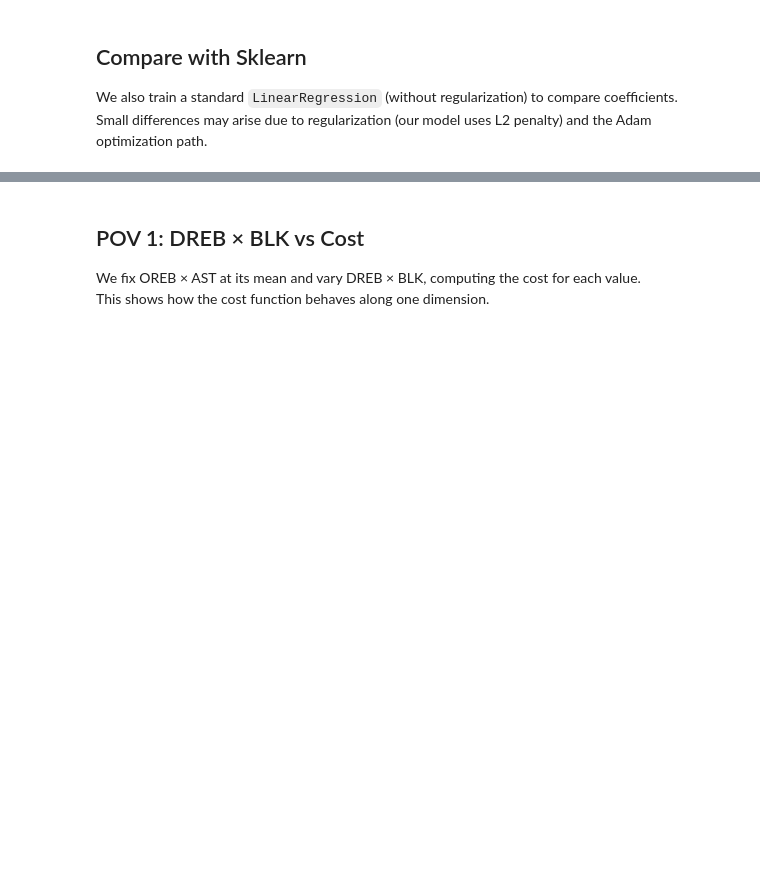
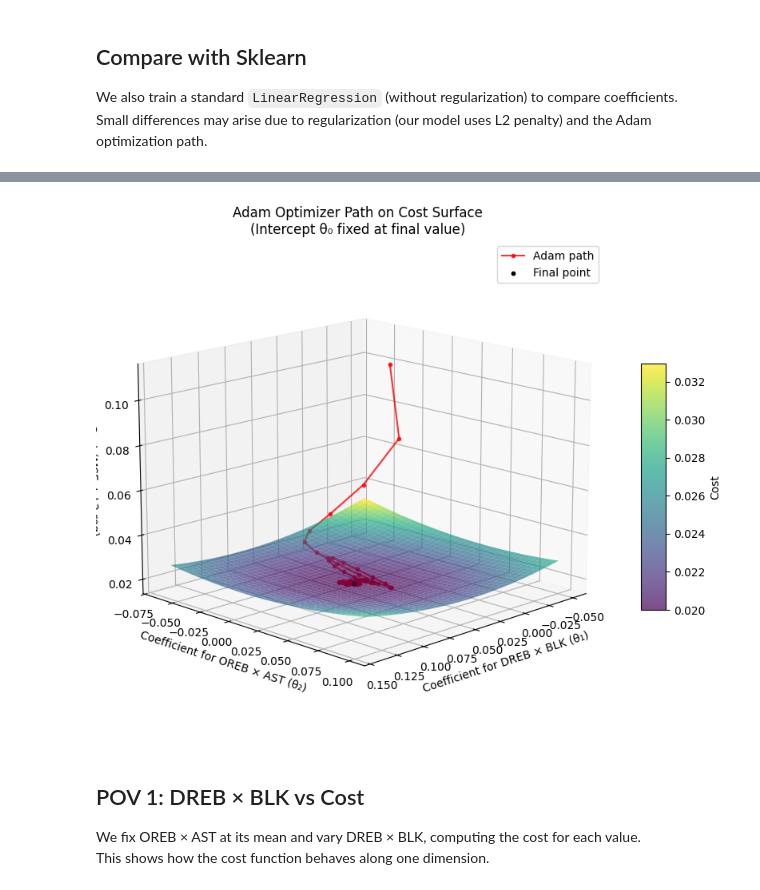
Before and after one commit to santiagopoblete/ACT2.3_ADAM_A01254609, a Jupyter notebook: ADAM_A01254609.ipynb, the cells around one changed output, grey strips where cells are left out. Drawn from its saved outputs; the diff is of its cells as text; code cells hidden in the pictures; blank space fills up the shorter version.

```diff
--- a/ADAM_A01254609.ipynb
+++ b/ADAM_A01254609.ipynb
@@ -284,3 +249,68 @@ def run_experiment(feature_set):
+# %%
+# --- New cell: 3D path visualization of Adam optimizer ---
+import numpy as np
+import matplotlib.pyplot as plt
+from mpl_toolkits.mplot3d import Axes3D
+
+# Extract final values
+theta_final = theta
+theta0_fixed = theta_final[0]  # fix intercept at learned value
+
+# Range for θ₁ and θ₂ based on their variation during training
+theta_history_arr = np.array(theta_history)
+theta1_min, theta1_max = theta_history_arr[:,1].min(), theta_history_arr[:,1].max()
+theta2_min, theta2_max = theta_history_arr[:,2].min(), theta_history_arr[:,2].max()
+
+# Add a small margin
+margin = 0.05
+theta1_vals = np.linspace(theta1_min - margin, theta1_max + margin, 40)
+theta2_vals = np.linspace(theta2_min - margin, theta2_max + margin, 40)
+T1, T2 = np.meshgrid(theta1_vals, theta2_vals)
+
+# Compute cost for each grid point (fix θ₀, vary θ₁, θ₂)
+Z = np.zeros_like(T1)
+for i in range(T1.shape[0]):
+    for j in range(T1.shape[1]):
+        theta_test = np.array([theta0_fixed, T1[i,j], T2[i,j]])
+        Z[i,j] = J(X_train, y_train, theta_test)
+
+# Create figure and 3D axes
+fig = plt.figure(figsize=(12, 8))
+ax = fig.add_subplot(111, projection='3d')
+
+# Plot the cost surface
+surf = ax.plot_surface(T1, T2, Z, cmap='viridis', alpha=0.7, edgecolor='none')
+
+# Extract the Adam path: θ₁, θ₂, and corresponding cost (from cost_history)
+theta_path = np.array(theta_history)          # shape (iter+1, 3)
+cost_path = np.array(cost_history)            # length iter
+# cost_history does not include initial cost; we can prepend the initial cost
+initial_cost = J(X_train, y_train, theta_history[0])
+cost_path_full = np.concatenate([[initial_cost], cost_path])
+
+# Plot the path as a red line with markers
+ax.plot(theta_path[:,1], theta_path[:,2], cost_path_full,
+        color='red', marker='o', markersize=3, linewidth=1.5, alpha=0.8,
+        label='Adam path')
+
+# Mark the final point
+ax.scatter(theta_path[-1,1], theta_path[-1,2], cost_path_full[-1],
+           color='black', s=10, label='Final point')
+
+# Labels and title
+ax.set_xlabel('Coefficient for DREB × BLK (θ₁)')
+ax.set_ylabel('Coefficient for OREB × AST (θ₂)')
+ax.set_zlabel('Cost (MSE + L2 reg)')
+ax.set_title('Adam Optimizer Path on Cost Surface\n(Intercept θ₀ fixed at final value)')
+ax.legend()
+ax.view_init(elev=15, azim=45)  # Adjust view angle for better visualization # zoom out
+
+# Add a color bar for the surface
+fig.colorbar(surf, ax=ax, shrink=0.5, aspect=10, label='Cost')
+
+plt.show()
+# %% [output]
+[figure, added]
 # %% [markdown]
 ## POV 1: DREB × BLK vs Cost
 
```
Also changed, not shown: parts of 13 cells of this notebook.
